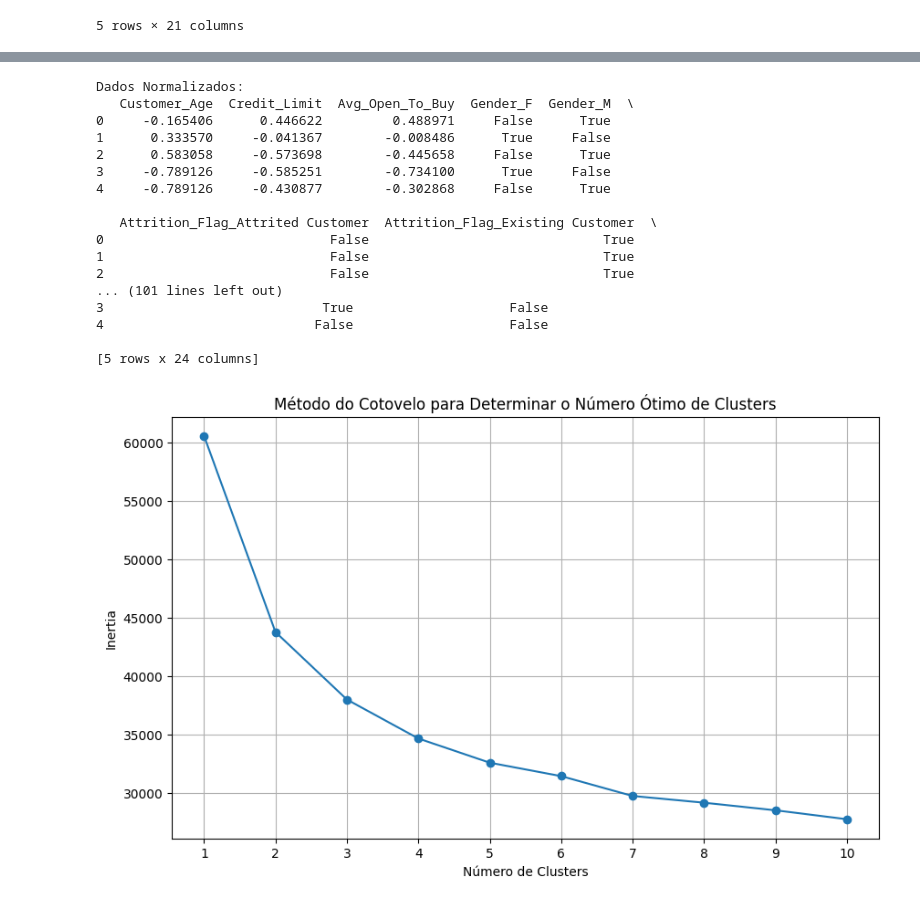
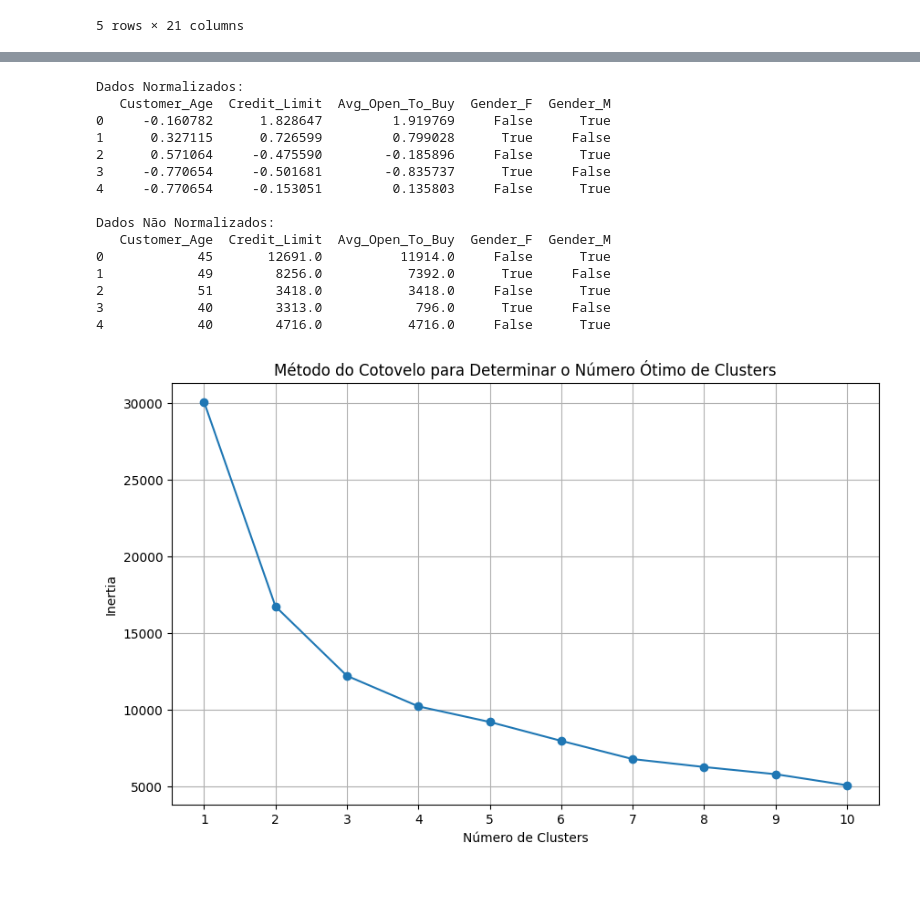
Before and after one commit to gustavoc04/AtividadeRegressaoLogistica, a Jupyter notebook: aprendizadoNaoSupervisionado/analiseCartaoCredito.ipynb, the cells around one changed output, grey strips where cells are left out. Drawn from its saved outputs; the diff is of its cells as text; code cells hidden in the pictures.

Commit message:
kmeans atualizado

```diff
--- a/aprendizadoNaoSupervisionado/analiseCartaoCredito.ipynb
+++ b/aprendizadoNaoSupervisionado/analiseCartaoCredito.ipynb
@@ -41,3 +41,8 @@ memory usage: 1.6+ MB
 | 3 | 769911858 | Existing Customer | 40 | F | 4 | High School | Unknown | ... |
 | 4 | 709106358 | Existing Customer | 40 | M | 3 | Uneducated | Married | ... |
 5 rows × 21 columns
+# %%
+selected_columns = ['Customer_Age', 'Gender', 'Credit_Limit', 'Avg_Open_To_Buy']
+filtered_data = df[selected_columns]
+df = pd.get_dummies(filtered_data, columns=['Gender'])
+df.head()
@@ -43,0 +74,14 @@ memory usage: 1.6+ MB
+# %%
+from scipy.stats import zscore
+# Funçao para remover outliers
+def remove_outliers_zscore(data, column, threshold=1):
+    # Calcula os escores Z
+    z_scores = zscore(data[column])
+
+    # Identifica os outliers
+    outliers_mask = abs(z_scores) > threshold
+
+    # Remove os outliers
+    data_sem_outliers = data[~outliers_mask]
+
+    return data_sem_outliers
@@ -43,0 +107,8 @@ memory usage: 1.6+ MB
+# %%
+df_clean = remove_outliers_zscore(df, 'Avg_Open_To_Buy')
+
+# Boxplot após a remoção dos outliers
+plt.boxplot(df_clean['Avg_Open_To_Buy'])
+plt.title('Avg_Open_To_Buy (sem outliers)')
+plt.xlabel('Variável')
+plt.show()
@@ -44,54 +117,51 @@ memory usage: 1.6+ MB
 # %%
-selected_columns = ['Customer_Age', 'Gender', 'Attrition_Flag', 'Education_Level', 'Credit_Limit', 'Marital_Status', 'Avg_Open_To_Buy', 'Income_Category']
-filtered_data = db[selected_columns]
-data_encoded = pd.get_dummies(filtered_data, columns=['Gender', 'Attrition_Flag', 'Education_Level', 'Marital_Status', 'Income_Category'])
-
-scaler = StandardScaler()
-df_sem_normalizacao = data_encoded.copy()
+df = df_clean
+df_sem_normalizacao = df.copy()
 
 # Normalizando as colunas selecionadas
 scaler = StandardScaler()
-data_encoded[['Customer_Age', 'Avg_Open_To_Buy', 'Credit_Limit']] = scaler.fit_transform(data_encoded[['Customer_Age', 'Avg_Open_To_Buy', 'Credit_Limit']])
+df[['Customer_Age', 'Avg_Open_To_Buy', 'Credit_Limit']] = scaler.fit_transform(df[['Customer_Age', 'Avg_Open_To_Buy', 'Credit_Limit']])
 
 # Visualizando as primeiras linhas dos dados codificados e normalizados
 print("Dados Normalizados:")
-print(data_encoded.head())
+print(df.head())
 
 print("\nDados Não Normalizados:")
 print(df_sem_normalizacao.head())
 # %% [output]
 Dados Normalizados:
-   Customer_Age  Credit_Limit  Avg_Open_To_Buy  Gender_F  Gender_M  \
-0     -0.165406      0.446622         0.488971     False      True
-1      0.333570     -0.041367        -0.008486      True     False
-2      0.583058     -0.573698        -0.445658     False      True
-3     -0.789126     -0.585251        -0.734100      True     False
-4     -0.789126     -0.430877        -0.302868     False      True
+   Customer_Age  Credit_Limit  Avg_Open_To_Buy  Gender_F  Gender_M
+0     -0.160782      1.828647         1.919769     False      True
+1      0.327115      0.726599         0.799028      True     False
+2      0.571064     -0.475590        -0.185896     False      True
+3     -0.770654     -0.501681        -0.835737      True     False
+4     -0.770654     -0.153051         0.135803     False      True
 
-   Attrition_Flag_Attrited Customer  Attrition_Flag_Existing Customer  \
-0                             False                              True
-1                             False                              True
-2                             False                              True
-... (101 lines left out)
-3                            True                    False
-4                           False                    False
-
-[5 rows x 24 columns]
+Dados Não Normalizados:
+   Customer_Age  Credit_Limit  Avg_Open_To_Buy  Gender_F  Gender_M
+0            45       12691.0          11914.0     False      True
+1            49        8256.0           7392.0      True     False
+2            51        3418.0           3418.0     False      True
+3            40        3313.0            796.0      True     False
+4            40        4716.0           4716.0     False      True
 # %%
+from sklearn.cluster import KMeans
+import matplotlib.pyplot as plt
+
 inertia = []
 for k in range(1, 11):
     kmeans = KMeans(n_clusters=k, random_state=42)
-    kmeans.fit(data_encoded)
+    kmeans.fit(df)
     inertia.append(kmeans.inertia_)
 
 # Plotando o método do cotovelo
 plt.figure(figsize=(10, 6))
 plt.plot(range(1, 11), inertia, marker='o')
 plt.title('Método do Cotovelo para Determinar o Número Ótimo de Clusters')
 plt.xlabel('Número de Clusters')
 plt.ylabel('Inertia')
 plt.xticks(range(1, 11))
 plt.grid(True)
 plt.show()
 # %% [output]
-[figure, old version]
+[figure, new version]
```
Also changed, not shown: parts of 15 cells of this notebook.
